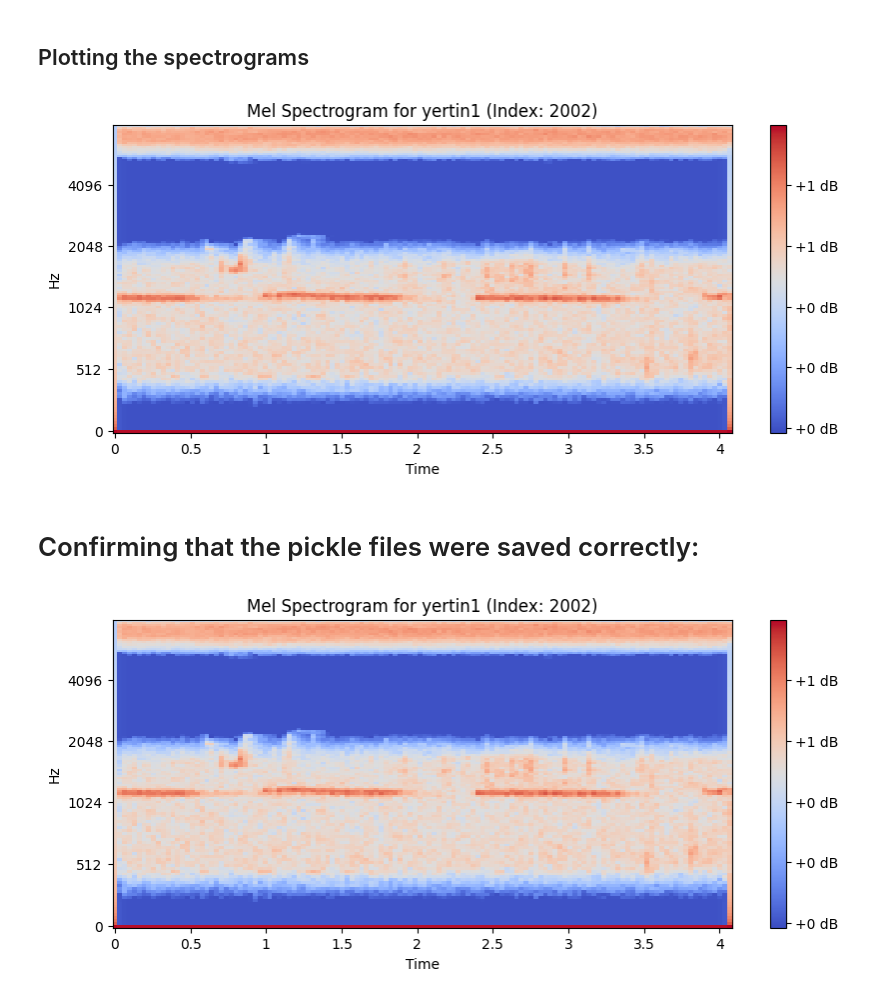
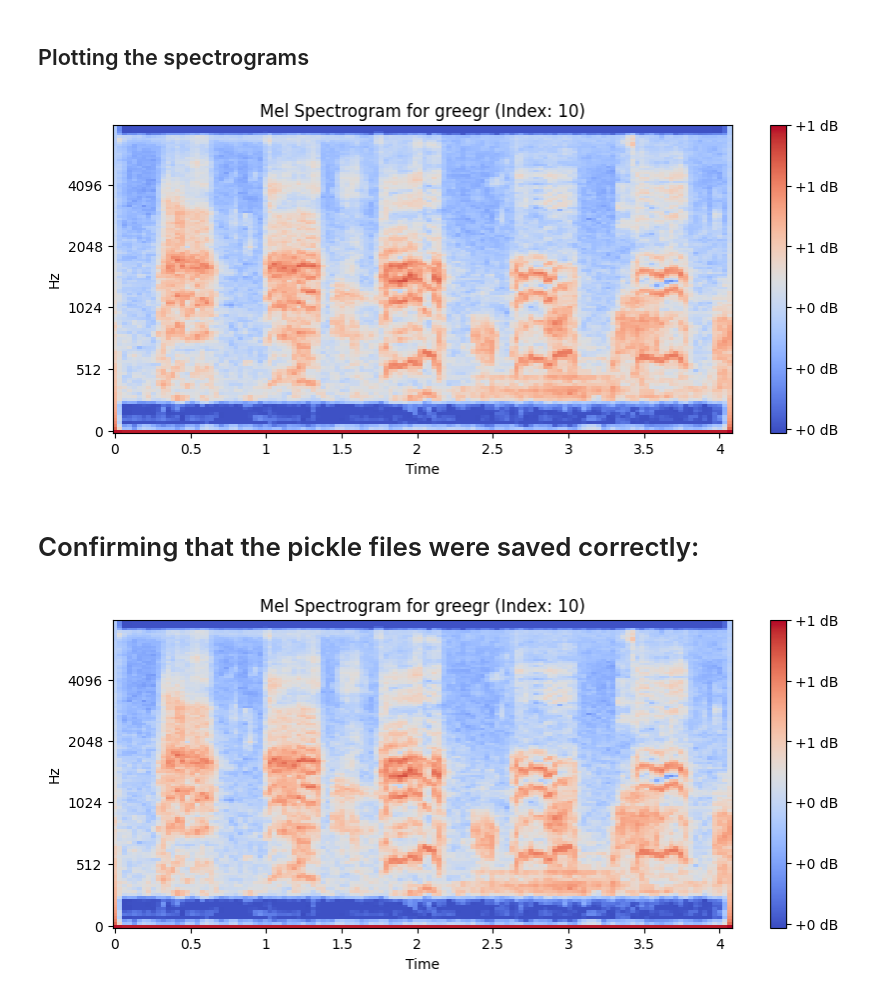
Before and after one commit to Thato-Mot/Final-Version-Of-Bird-Classification-Project, a Jupyter notebook: Stage-2/stage-2-feature-extraction.ipynb, the cells around one changed output. Drawn from its saved outputs; the diff is of its cells as text; code cells hidden in the pictures.

Commit message:
Improved the feature extraction and built an example model for stage 2

```diff
--- a/Stage-2/stage-2-feature-extraction.ipynb
+++ b/Stage-2/stage-2-feature-extraction.ipynb
@@ -279,6 +104,6 @@ array([0.46774864, 0.4677485 , 0.46774867, ..., 0.46774763, 0.46774596,
 # %%
 # Function to pad audio with noise
-def pad_with_noise(audio_data, window_length, sr):
+def pad_with_noise(audio_data, window_length, sr=sr):
     current_length = librosa.get_duration(y=audio_data, sr=sr)
     if current_length >= window_length:
         return audio_data
@@ -287,20 +112,18 @@ def pad_with_noise(audio_data, window_length, sr):
     current_length_samples = len(audio_data)
     padding_length_samples = target_length_samples - current_length_samples
 
-    # Generate noise to pad with
-    noise = np.random.normal(0, 0.005, padding_length_samples)  # Gaussian noise with small variance
-    padded_audio = np.concatenate([audio_data, noise])
+    # Generate pink noise to pad with
+    pink_noise = generate_pink_noise(padding_length_samples)
+    padded_audio = np.concatenate([audio_data, pink_noise])
 
     return padded_audio
 # %%
 # Function to generate mel spectrogram with sliding window and overlap
-def get_mel_spectrogram_with_window(npy_file, sr=sr, n_mels=128, hop_length=512, window_size=8, overlap=4, target_shape=(128, 128)):
+def get_mel_spectrogram_with_window(npy_file, sr=sr, n_mels=128, hop_length=512, window_size=6, overlap=3, target_shape=(128, 128)):
     audio_data = np.load(npy_path + npy_file)
-    audio_duration = librosa.get_duration(y=audio_data, sr=sr)
-    if audio_duration < window_size:
-        return None  # Skip this sample and remove short samples
-
+    # audio_duration = librosa.get_duration(y=audio_data, sr=sr)
     audio_data = normalize_audio(audio_data)
+    audio_data = pad_with_noise(audio_data, window_length=window_size)
 
     # Define the step based on the window and overlap (in samples, not time)
     step = int(window_size * sr)
@@ -322,13 +145,13 @@ def get_mel_spectrogram_with_window(npy_file, sr=sr, n_mels=128, hop_length=512,
                                                                           target_shape[1] / mel_spectrogram_db.shape[1]))
         mel_spectrograms.append(mel_spectrogram_resized)
 
-    return mel_spectrograms  # Returns a list of 128x128 mel spectrograms
+    return mel_spectrograms
 # %%
 # Function to generate and organize Mel spectrograms in a dictionary
-def prepare_data_for_model_dict(npy_files, labels_encoded, sr=sr, window_size=8, overlap=4, target_shape=(128, 128)):
+def prepare_data_for_model_dict(npy_files, labels, sr=sr, window_size=6, overlap=3, target_shape=(128, 128)):
     mel_spectrograms_dict = {}
 
-    for npy_file, label in tqdm(zip(npy_files, labels_encoded), desc="Processing files"):
+    for npy_file, label in zip(npy_files, labels):
         mel_specs = get_mel_spectrogram_with_window(npy_file, sr=sr, window_size=window_size, overlap=overlap, target_shape=target_shape)
         if mel_specs is None:
             continue  # Skip short files
@@ -336,7 +159,7 @@ def prepare_data_for_model_dict(npy_files, labels_encoded, sr=sr, window_size=8,
         for i, mel_spec in enumerate(mel_specs):
             mel_spec = np.expand_dims(mel_spec, axis=-1)  # Add a channel dimension for CNN
             key = f"{npy_file}_window_{i}"  # Create a unique key for each windowed spectrogram
-            mel_spectrograms_dict[key] = (mel_spec, label)  # Store the spectrogram and label as a tuple
+            mel_spectrograms_dict[key] = (mel_spec, label)
 
     return mel_spectrograms_dict
 # %% [markdown]
@@ -380,7 +205,7 @@ def view_mel_spectrogram_by_index(train_mel_spectrograms, index, isTrain=True):
     # Get the key for the chosen index
     key = list(train_mel_spectrograms.keys())[index]
 
-    temp_path = 'C:/Users/thato/Documents/Final-Year-Project/Dataset/Project-V2/train_audio_npy/'
+    # temp_path = 'C:/Users/thato/Documents/Final-Year-Project/Dataset/Project-V2/train_audio_npy/'
 
 
 
@@ -394,15 +219,15 @@ def view_mel_spectrogram_by_index(train_mel_spectrograms, index, isTrain=True):
     plt.colorbar(format='%+2.0f dB')
     plt.show()
 # %%
-view_mel_spectrogram_by_index(train_mel_spectrograms, 2002)
+view_mel_spectrogram_by_index(train_mel_spectrograms, 10)
 # %% [output]
-[figure, old version]
+[figure, new version]
 # %% [markdown]
 # Confirming that the pickle files were saved correctly:
 # %%
 with open(train_pkl_path, 'rb') as f:
     train_mel_spectrograms_2 = pickle.load(f)
 # %%
-view_mel_spectrogram_by_index(train_mel_spectrograms_2, 2002)
+view_mel_spectrogram_by_index(train_mel_spectrograms_2, 10)
 # %% [output]
-[figure, old version]
+[figure, new version]
```
Also changed, not shown: parts of 31 cells of this notebook, 2 other files.
